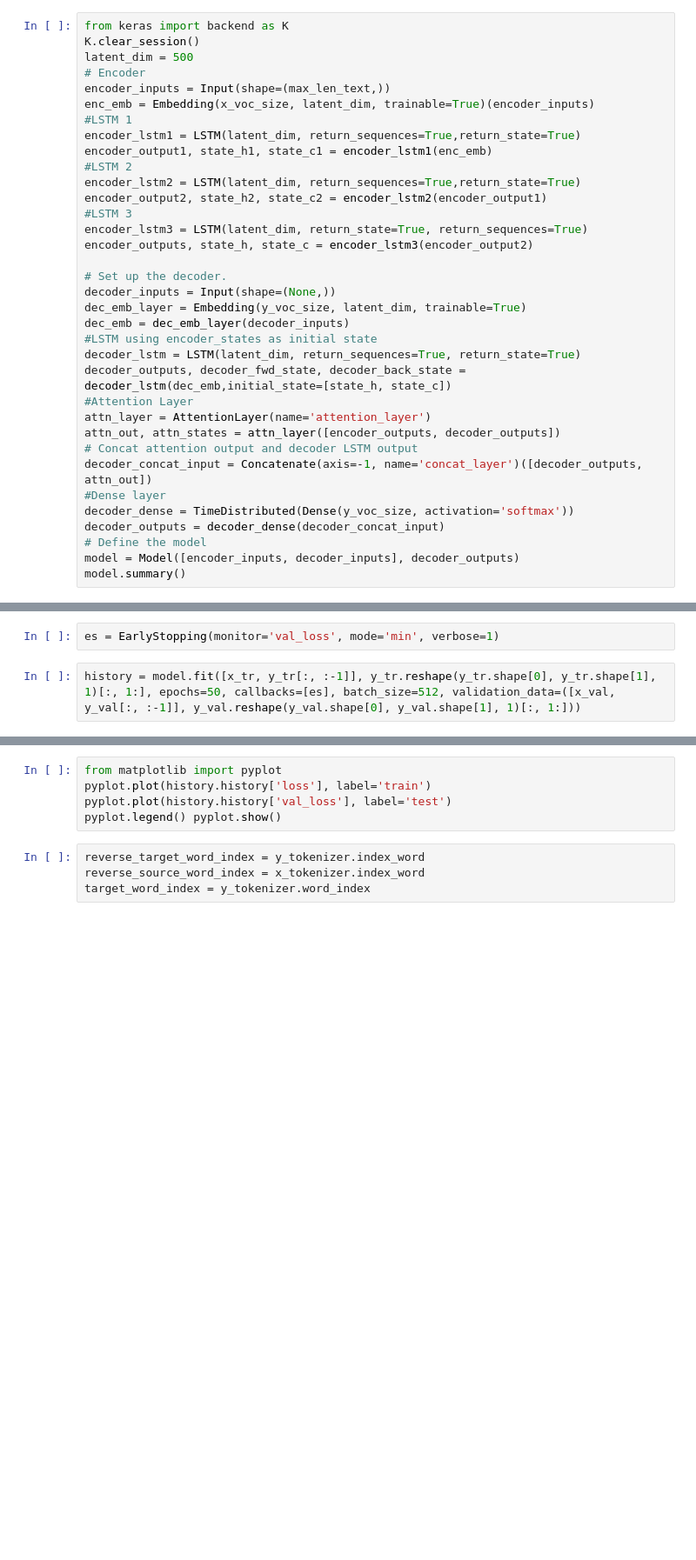
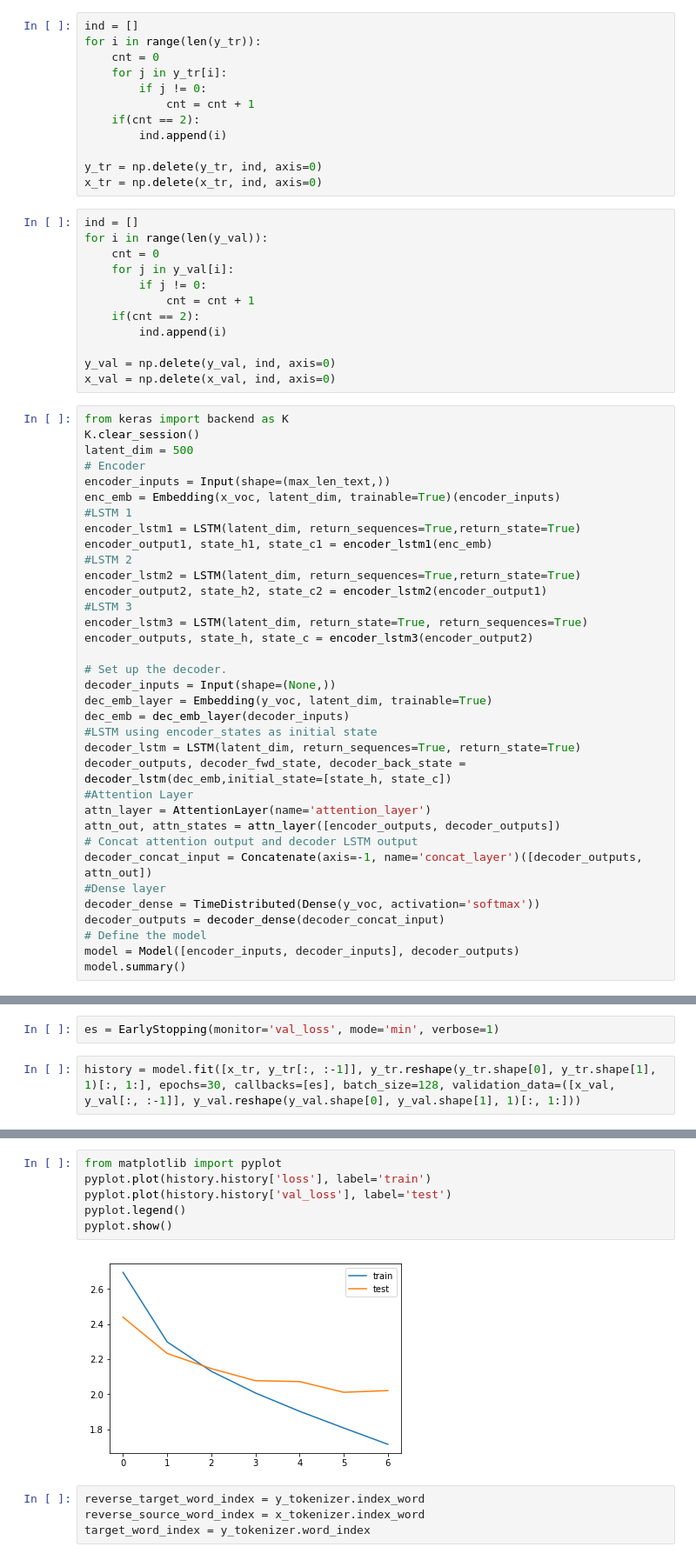
Before and after one commit to SvshX/text-summariser, a Jupyter notebook: Text_Summariser.ipynb, the cells around one changed output, grey strips where cells are left out. Shown at 87% size. Saved outputs shown, nothing was run; the diff lists cells and outputs as text; blank space fills up the shorter version.

```diff
--- a/Text_Summariser.ipynb
+++ b/Text_Summariser.ipynb
@@ -250,10 +281,34 @@ y_voc_size
+# %%
+ind = []
+for i in range(len(y_tr)):
+    cnt = 0
+    for j in y_tr[i]:
+        if j != 0:
+            cnt = cnt + 1
+    if(cnt == 2):
+        ind.append(i)
+
+y_tr = np.delete(y_tr, ind, axis=0)
+x_tr = np.delete(x_tr, ind, axis=0)
+# %%
+ind = []
+for i in range(len(y_val)):
+    cnt = 0
+    for j in y_val[i]:
+        if j != 0:
+            cnt = cnt + 1
+    if(cnt == 2):
+        ind.append(i)
+
+y_val = np.delete(y_val, ind, axis=0)
+x_val = np.delete(x_val, ind, axis=0)
 # %%
 from keras import backend as K
 K.clear_session()
 latent_dim = 500
 # Encoder
 encoder_inputs = Input(shape=(max_len_text,))
-enc_emb = Embedding(x_voc_size, latent_dim, trainable=True)(encoder_inputs)
+enc_emb = Embedding(x_voc, latent_dim, trainable=True)(encoder_inputs)
 #LSTM 1
 encoder_lstm1 = LSTM(latent_dim, return_sequences=True,return_state=True)
 encoder_output1, state_h1, state_c1 = encoder_lstm1(enc_emb)
@@ -266,7 +321,7 @@ encoder_outputs, state_h, state_c = encoder_lstm3(encoder_output2)
 
 # Set up the decoder.
 decoder_inputs = Input(shape=(None,))
-dec_emb_layer = Embedding(y_voc_size, latent_dim, trainable=True)
+dec_emb_layer = Embedding(y_voc, latent_dim, trainable=True)
 dec_emb = dec_emb_layer(decoder_inputs)
 #LSTM using encoder_states as initial state
 decoder_lstm = LSTM(latent_dim, return_sequences=True, return_state=True)
@@ -277,7 +332,7 @@ attn_out, attn_states = attn_layer([encoder_outputs, decoder_outputs])
 # Concat attention output and decoder LSTM output
 decoder_concat_input = Concatenate(axis=-1, name='concat_layer')([decoder_outputs, attn_out])
 #Dense layer
-decoder_dense = TimeDistributed(Dense(y_voc_size, activation='softmax'))
+decoder_dense = TimeDistributed(Dense(y_voc, activation='softmax'))
 decoder_outputs = decoder_dense(decoder_concat_input)
 # Define the model
 model = Model([encoder_inputs, decoder_inputs], decoder_outputs)
@@ -318,5 +360,5 @@ model.compile(optimizer='rmsprop', loss='sparse_categorical_crossentropy')
 # %%
 es = EarlyStopping(monitor='val_loss', mode='min', verbose=1)
 # %%
-history = model.fit([x_tr, y_tr[:, :-1]], y_tr.reshape(y_tr.shape[0], y_tr.shape[1], 1)[:, 1:], epochs=50, callbacks=[es], batch_size=512, validation_data=([x_val, y_val[:, :-1]], y_val.reshape(y_val.shape[0], y_val.shape[1], 1)[:, 1:]))
+history = model.fit([x_tr, y_tr[:, :-1]], y_tr.reshape(y_tr.shape[0], y_tr.shape[1], 1)[:, 1:], epochs=30, callbacks=[es], batch_size=128, validation_data=([x_val, y_val[:, :-1]], y_val.reshape(y_val.shape[0], y_val.shape[1], 1)[:, 1:]))
 # %% [output]
@@ -329,8 +384,11 @@ KeyboardInterrupt: ignored
 # %%
 from matplotlib import pyplot
 pyplot.plot(history.history['loss'], label='train')
 pyplot.plot(history.history['val_loss'], label='test')
-pyplot.legend() pyplot.show()
+pyplot.legend()
+pyplot.show()
+# %% [output]
+[figure, added]
 # %%
 reverse_target_word_index = y_tokenizer.index_word
 reverse_source_word_index = x_tokenizer.index_word
```
Also changed, not shown: parts of 20 cells of this notebook.
